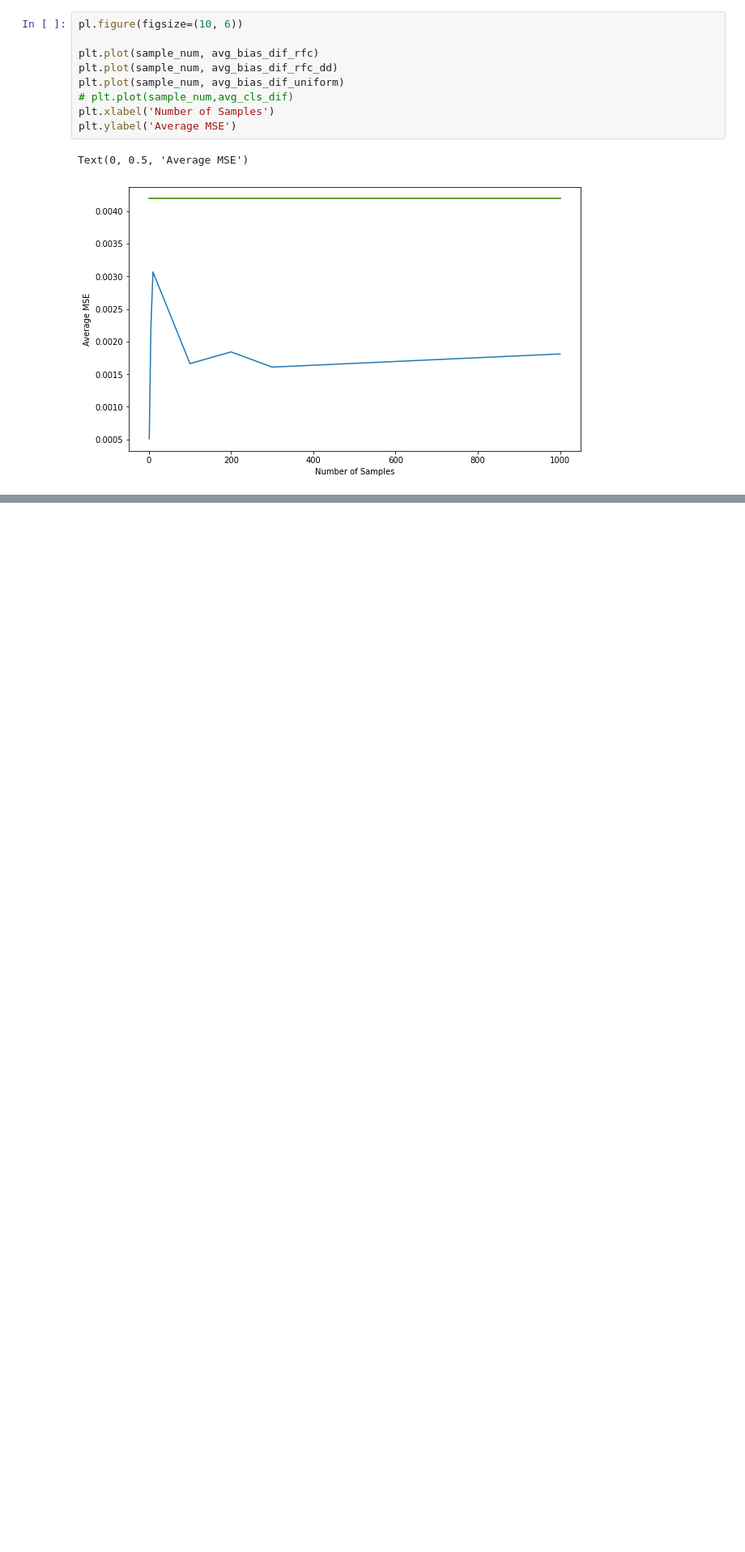
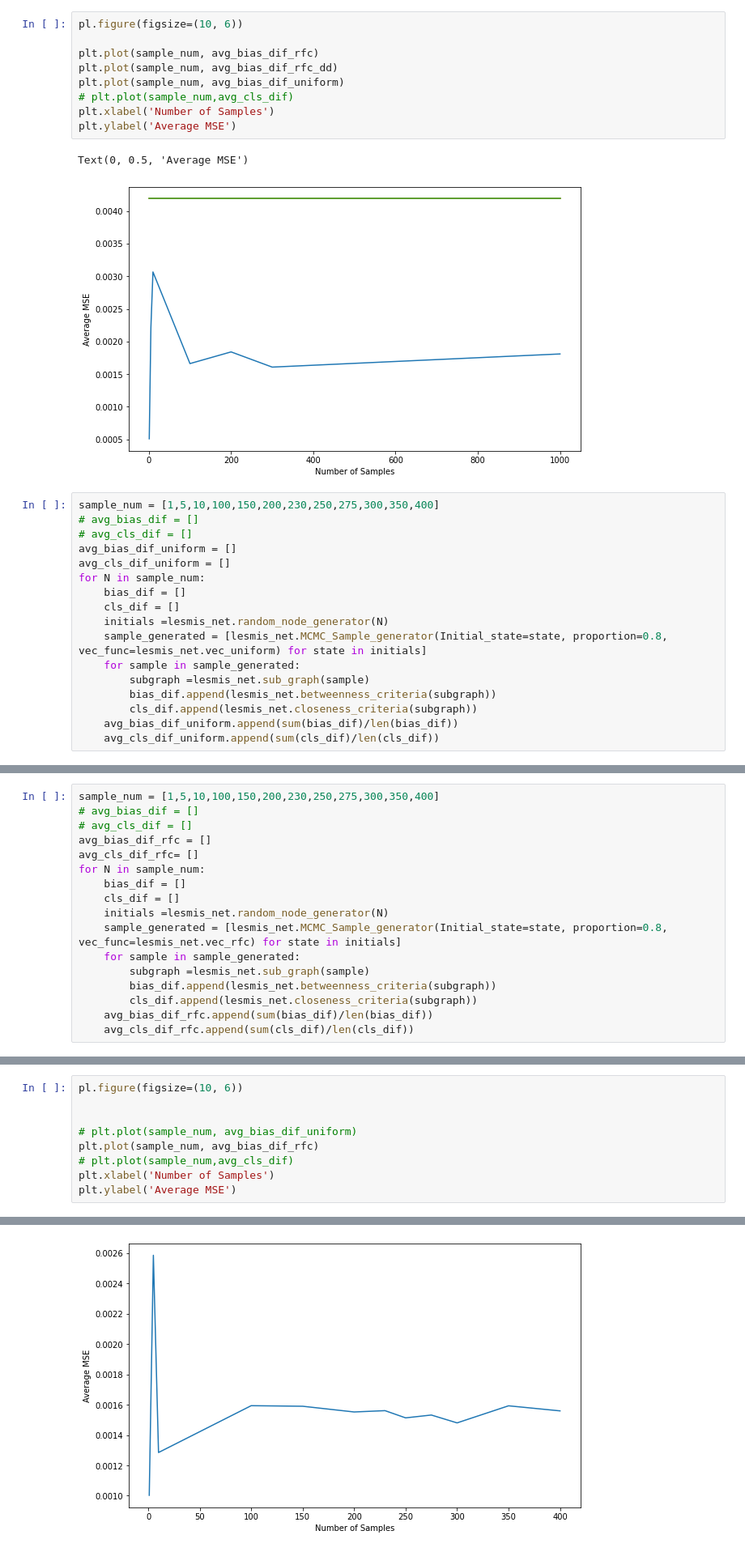
Before and after one commit to JericRui/Network_Analysis_MSc, a Jupyter notebook: Network_Analysis_final.ipynb, the cells around one changed output, grey strips where cells are left out. Shown at 81% size. Cells and saved outputs as stored; diff of their text form; blank space fills up the shorter version.

```diff
--- a/Network_Analysis_final.ipynb
+++ b/Network_Analysis_final.ipynb
@@ -572,3 +572,20 @@ plt.ylabel('Average MSE')
 # %% [output]
 Text(0, 0.5, 'Average MSE')
 [figure]
+# %%
+sample_num = [1,5,10,100,150,200,230,250,275,300,350,400]
+# avg_bias_dif = []
+# avg_cls_dif = []
+avg_bias_dif_uniform = []
+avg_cls_dif_uniform = []
+for N in sample_num:
+    bias_dif = []
+    cls_dif = []
+    initials =lesmis_net.random_node_generator(N)
+    sample_generated = [lesmis_net.MCMC_Sample_generator(Initial_state=state, proportion=0.8, vec_func=lesmis_net.vec_uniform) for state in initials]
+    for sample in sample_generated:
+        subgraph =lesmis_net.sub_graph(sample)
+        bias_dif.append(lesmis_net.betweenness_criteria(subgraph))
+        cls_dif.append(lesmis_net.closeness_criteria(subgraph))
+    avg_bias_dif_uniform.append(sum(bias_dif)/len(bias_dif))
+    avg_cls_dif_uniform.append(sum(cls_dif)/len(cls_dif))
@@ -574,0 +610,17 @@ Text(0, 0.5, 'Average MSE')
+# %%
+sample_num = [1,5,10,100,150,200,230,250,275,300,350,400]
+# avg_bias_dif = []
+# avg_cls_dif = []
+avg_bias_dif_rfc = []
+avg_cls_dif_rfc= []
+for N in sample_num:
+    bias_dif = []
+    cls_dif = []
+    initials =lesmis_net.random_node_generator(N)
+    sample_generated = [lesmis_net.MCMC_Sample_generator(Initial_state=state, proportion=0.8, vec_func=lesmis_net.vec_rfc) for state in initials]
+    for sample in sample_generated:
+        subgraph =lesmis_net.sub_graph(sample)
+        bias_dif.append(lesmis_net.betweenness_criteria(subgraph))
+        cls_dif.append(lesmis_net.closeness_criteria(subgraph))
+    avg_bias_dif_rfc.append(sum(bias_dif)/len(bias_dif))
+    avg_cls_dif_rfc.append(sum(cls_dif)/len(cls_dif))
@@ -574,0 +654,10 @@ Text(0, 0.5, 'Average MSE')
+# %%
+pl.figure(figsize=(10, 6))
+
+
+# plt.plot(sample_num, avg_bias_dif_uniform)
+plt.plot(sample_num, avg_bias_dif_rfc)
+# plt.plot(sample_num,avg_cls_dif)
+plt.xlabel('Number of Samples')
+plt.ylabel('Average MSE')
+# %% [output]
@@ -574,0 +665 @@ Text(0, 0.5, 'Average MSE')
+[figure, added]
```
Also changed, not shown: parts of 5 cells of this notebook.
